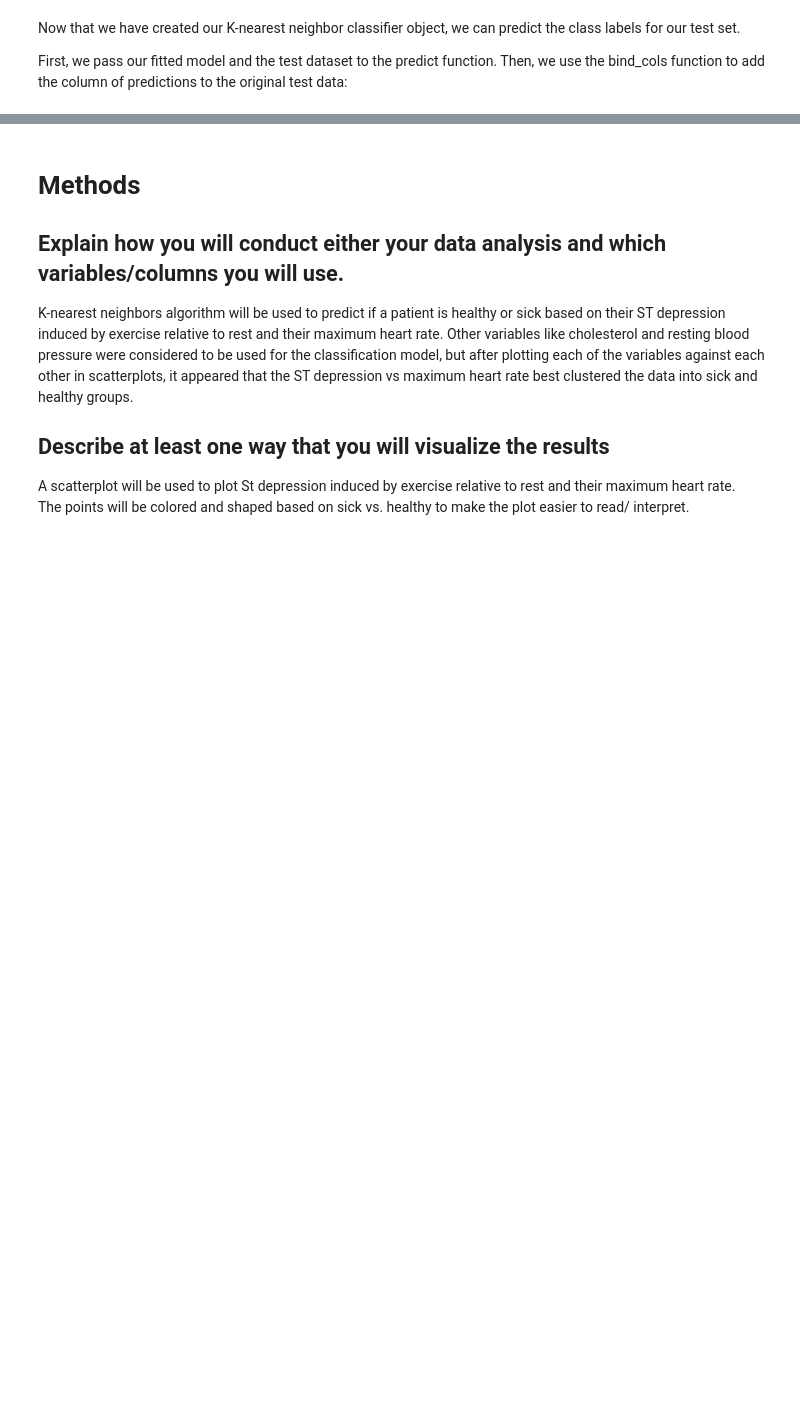
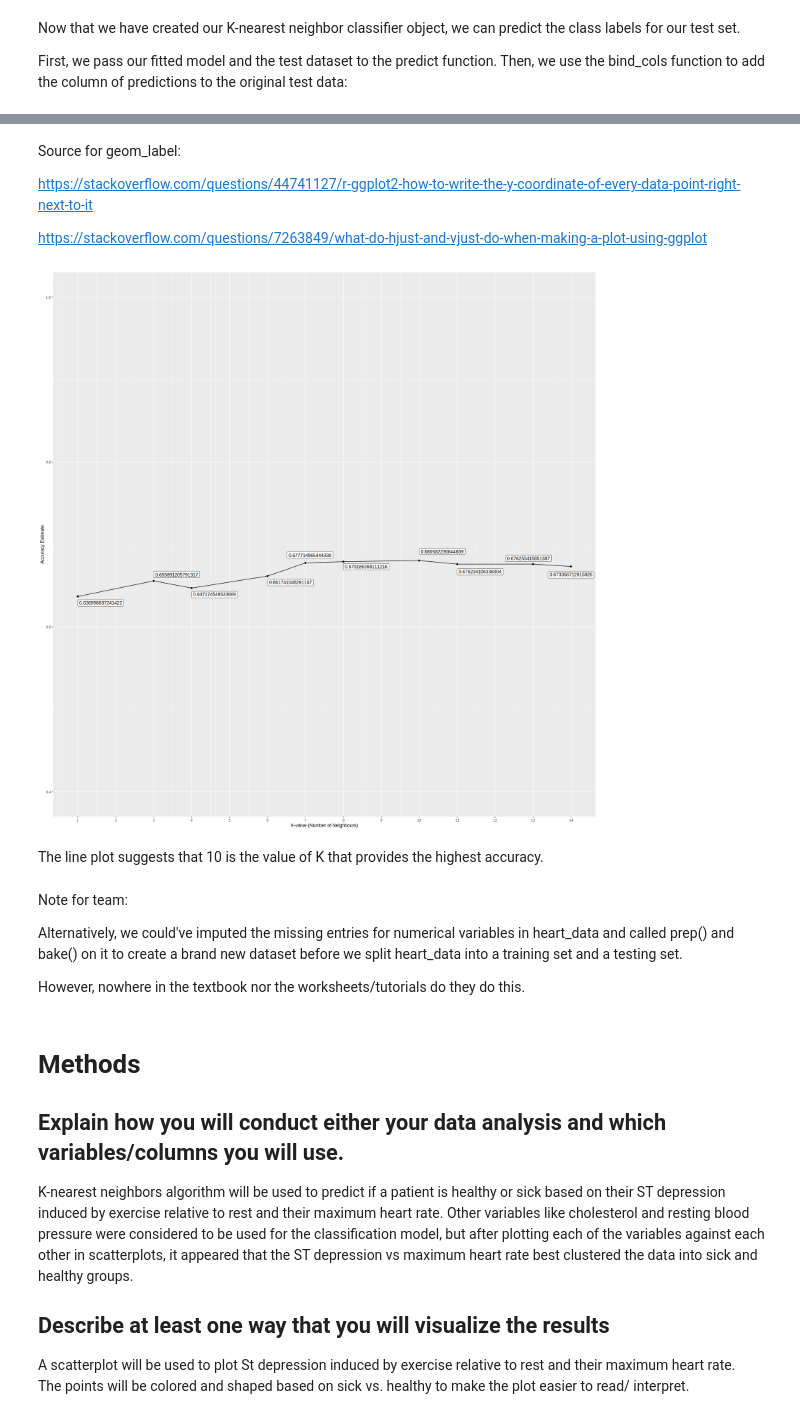
Before and after one commit to riacsik/heart-disease, a Jupyter notebook: group_project_report.ipynb, the cells around one changed output, grey strips where cells are left out. Drawn from its saved outputs; the diff is of its cells as text; code cells hidden in the pictures; blank space fills up the shorter version.

```diff
--- a/group_project_report.ipynb
+++ b/group_project_report.ipynb
@@ -545,0 +542,5 @@ heart_vfold <- vfold_cv(heart_train, v = 5, strata = "Class")
+# %%
+knn_tune <- nearest_neighbor(weight_func = "rectangular", neighbors = tune()) |>
+            set_engine("kknn") |>
+            set_mode("classification")
+knn_tune
@@ -545,0 +576,7 @@ heart_vfold <- vfold_cv(heart_train, v = 5, strata = "Class")
+# %%
+knn_results <- workflow() |>
+               add_recipe(heart_recipe) |>
+               add_model(knn_tune) |>
+               tune_grid(resamples = heart_vfold, grid = 10) |>
+               collect_metrics()
+knn_results
@@ -545,0 +602,4 @@ heart_vfold <- vfold_cv(heart_train, v = 5, strata = "Class")
+# %%
+accuracies <- knn_results |>
+              filter(.metric == "accuracy")
+accuracies
@@ -546,3 +628,31 @@ heart_vfold <- vfold_cv(heart_train, v = 5, strata = "Class")
+# %% [markdown]
+Source for geom_label:
+
+https://stackoverflow.com/questions/44741127/r-ggplot2-how-to-write-the-y-coordinate-of-every-data-point-right-next-to-it
+
+https://stackoverflow.com/questions/7263849/what-do-hjust-and-vjust-do-when-making-a-plot-using-ggplot
+# %%
+accuracy_versus_k <- ggplot(accuracies, aes(x = neighbors, y = mean)) +
+                     geom_point(aes(neighbors, mean)) +
+                     geom_line(aes(neighbors, mean)) +
+                     geom_label(aes(label=mean), hjust=c(0,0,0,0,0.4,0,0,0,0.6,0.5), vjust=c(1.5,-0.5,1.5,1.5,-0.7,1.3,-0.9,1.7,-0.4,1.8)) +
+                     labs(x = "K-value (Number of Neighbours)", y = "Accuracy Estimate") +
+                     scale_x_continuous(breaks = seq(0, 14, by = 1)) +
+                     scale_y_continuous(limits = c(0.4, 1.0))
+accuracy_versus_k
+
+# geom_label(aes(label=mean)) +
+# , hjust=c(0,0,0,0,0,-1,1,0,0,0), vjust=c(0,0,0,0,0,-1,1,0,0,0)
+# %% [output]
+[figure, added]
+# %% [markdown]
+The line plot suggests that 10 is the value of K that provides the highest accuracy.
+# %% [markdown]
+Note for team:
+
+Alternatively, we could've imputed the missing entries for numerical variables in heart_data and called prep() and bake() on it to create a brand new dataset before we split heart_data into a training set and a testing set.
+
+However, nowhere in the textbook nor the worksheets/tutorials do they do this.
 # %% [markdown]
 # Methods #
 
```
Also changed, not shown: parts of 28 cells of this notebook.
